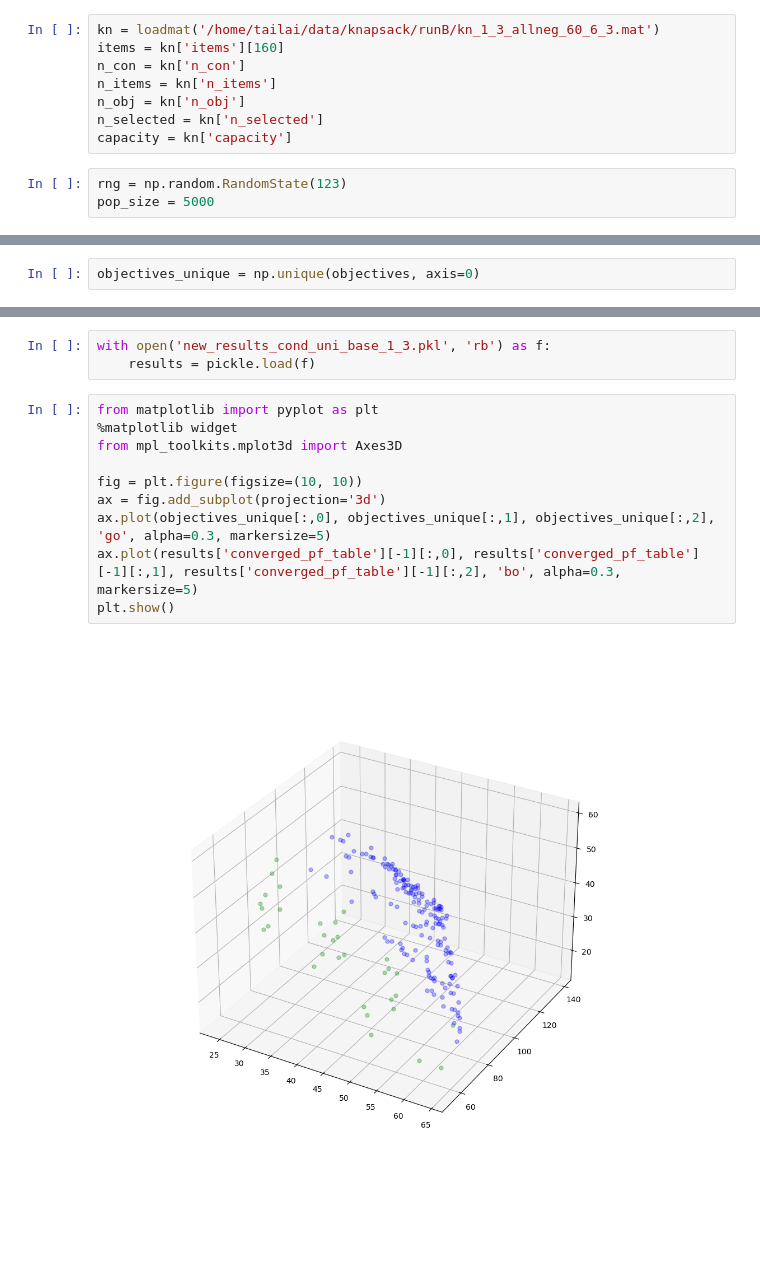
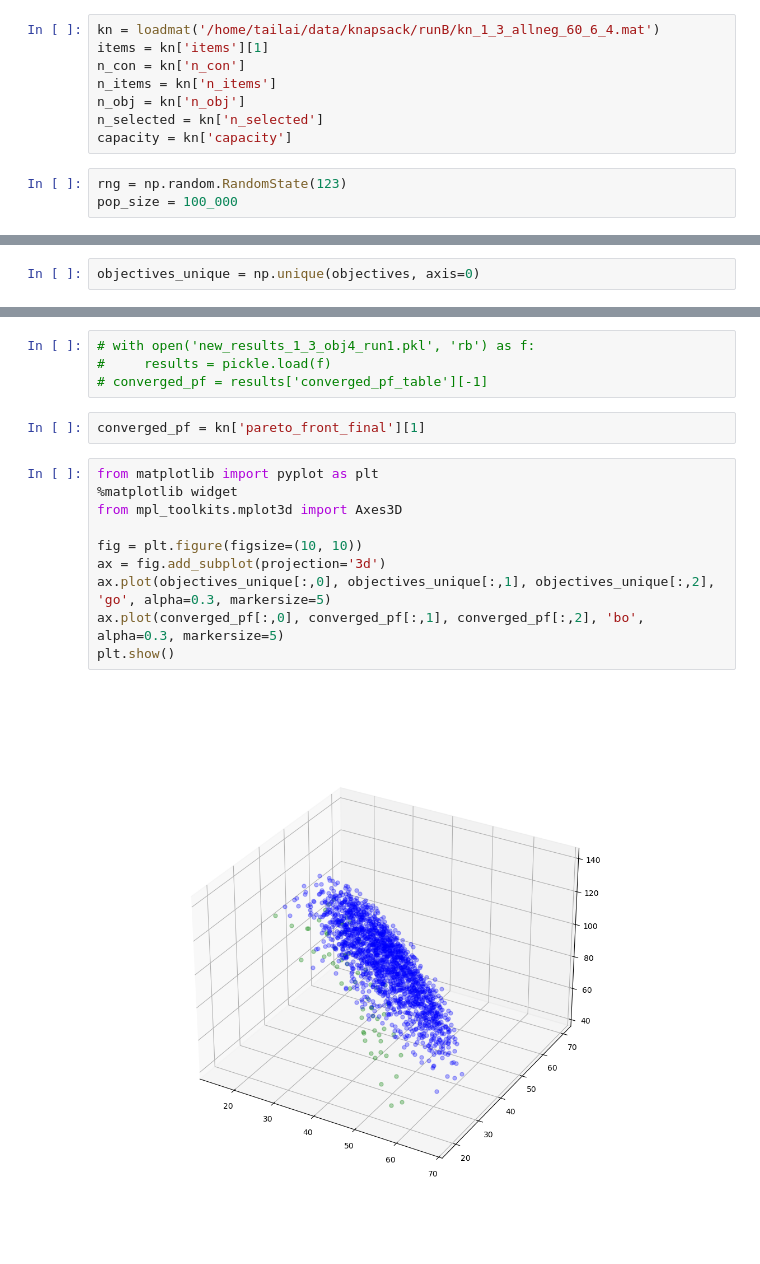
Before and after one commit to rameshsrinivasanuci/multiobjective, a Jupyter notebook: heuristic_model.ipynb, the cells around one changed output, grey strips where cells are left out. Saved outputs shown, nothing was run; the diff lists cells and outputs as text; blank space fills up the shorter version.

```diff
--- a/heuristic_model.ipynb
+++ b/heuristic_model.ipynb
@@ -3,8 +3,8 @@ from hdf5storage import loadmat, savemat
 import numpy as np
 import pickle
 # %%
-kn = loadmat('/home/tailai/data/knapsack/runB/kn_1_3_allneg_60_6_3.mat')
-items = kn['items'][160]
+kn = loadmat('/home/tailai/data/knapsack/runB/kn_1_3_allneg_60_6_4.mat')
+items = kn['items'][1]
 n_con = kn['n_con']
 n_items = kn['n_items']
 n_obj = kn['n_obj']
@@ -12,7 +12,7 @@ n_selected = kn['n_selected']
 capacity = kn['capacity']
 # %%
 rng = np.random.RandomState(123)
-pop_size = 5000
+pop_size = 100_000
 # %%
 def best_ratio_item(items, obj_to_max):
     ratios = items[:, obj_to_max] / items[:, -1]
@@ -46,15 +55,18 @@ objectives_unique = np.unique(objectives, axis=0)
 # %%
-with open('new_results_cond_uni_base_1_3.pkl', 'rb') as f:
-    results = pickle.load(f)
+# with open('new_results_1_3_obj4_run1.pkl', 'rb') as f:
+#     results = pickle.load(f)
+# converged_pf = results['converged_pf_table'][-1]
+# %%
+converged_pf = kn['pareto_front_final'][1]
 # %%
 from matplotlib import pyplot as plt
 %matplotlib widget
 from mpl_toolkits.mplot3d import Axes3D
 
 fig = plt.figure(figsize=(10, 10))
 ax = fig.add_subplot(projection='3d')
 ax.plot(objectives_unique[:,0], objectives_unique[:,1], objectives_unique[:,2], 'go', alpha=0.3, markersize=5)
-ax.plot(results['converged_pf_table'][-1][:,0], results['converged_pf_table'][-1][:,1], results['converged_pf_table'][-1][:,2], 'bo', alpha=0.3, markersize=5)
+ax.plot(converged_pf[:,0], converged_pf[:,1], converged_pf[:,2], 'bo', alpha=0.3, markersize=5)
 plt.show()
 # %% [output]
-[figure, old version]
+[figure, new version]
```
Also changed, not shown: parts of 9 cells of this notebook, 3 other files.
